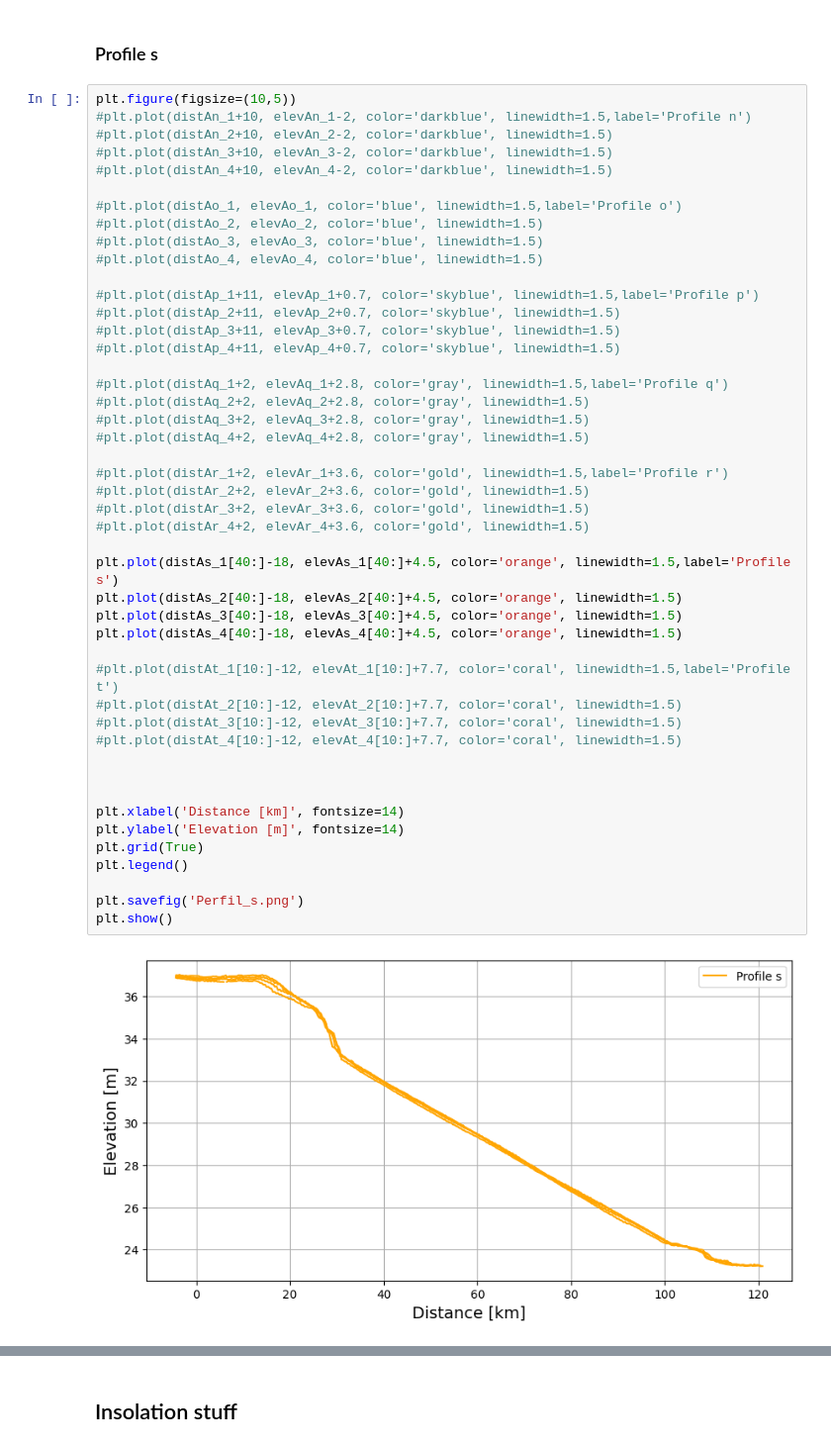
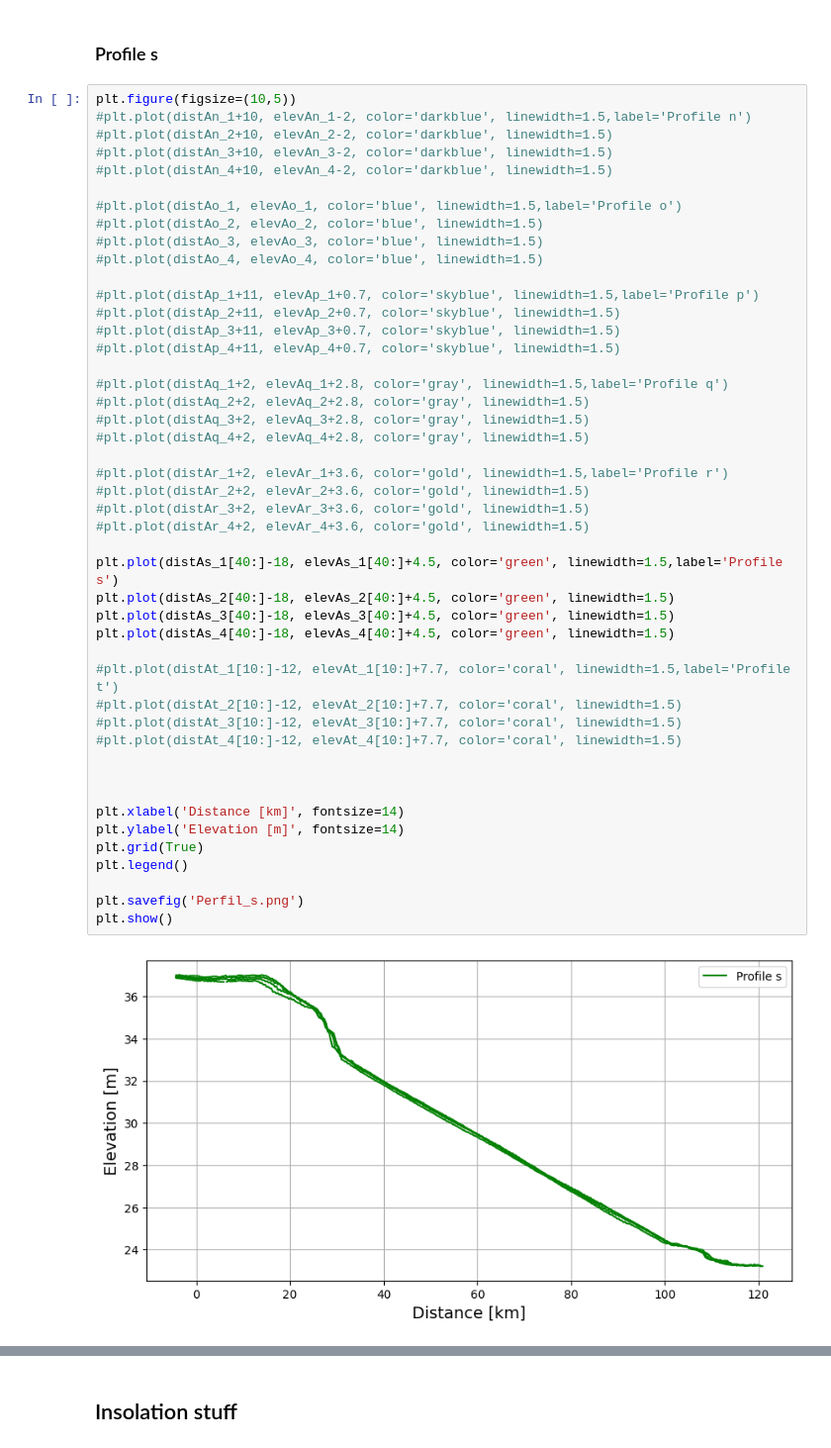
Before and after one commit to lsperezm/Martian_Icy_Scarps, a Jupyter notebook: Code/Antarctica.ipynb, the cells around one changed output, grey strips where cells are left out. Shown at 99% size. Drawn from its saved outputs; the diff is of its cells as text.

```diff
--- a/Code/Antarctica.ipynb
+++ b/Code/Antarctica.ipynb
@@ -590,35 +743,35 @@ plt.figure(figsize=(10,5))
 #plt.plot(distAp_2+11, elevAp_2+0.7, color='skyblue', linewidth=1.5)
 #plt.plot(distAp_3+11, elevAp_3+0.7, color='skyblue', linewidth=1.5)
 #plt.plot(distAp_4+11, elevAp_4+0.7, color='skyblue', linewidth=1.5)
 
 #plt.plot(distAq_1+2, elevAq_1+2.8, color='gray', linewidth=1.5,label='Profile q')
 #plt.plot(distAq_2+2, elevAq_2+2.8, color='gray', linewidth=1.5)
 #plt.plot(distAq_3+2, elevAq_3+2.8, color='gray', linewidth=1.5)
 #plt.plot(distAq_4+2, elevAq_4+2.8, color='gray', linewidth=1.5)
 
 #plt.plot(distAr_1+2, elevAr_1+3.6, color='gold', linewidth=1.5,label='Profile r')
 #plt.plot(distAr_2+2, elevAr_2+3.6, color='gold', linewidth=1.5)
 #plt.plot(distAr_3+2, elevAr_3+3.6, color='gold', linewidth=1.5)
 #plt.plot(distAr_4+2, elevAr_4+3.6, color='gold', linewidth=1.5)
 
-plt.plot(distAs_1[40:]-18, elevAs_1[40:]+4.5, color='orange', linewidth=1.5,label='Profile s')
-plt.plot(distAs_2[40:]-18, elevAs_2[40:]+4.5, color='orange', linewidth=1.5)
-plt.plot(distAs_3[40:]-18, elevAs_3[40:]+4.5, color='orange', linewidth=1.5)
-plt.plot(distAs_4[40:]-18, elevAs_4[40:]+4.5, color='orange', linewidth=1.5)
+plt.plot(distAs_1[40:]-18, elevAs_1[40:]+4.5, color='green', linewidth=1.5,label='Profile s')
+plt.plot(distAs_2[40:]-18, elevAs_2[40:]+4.5, color='green', linewidth=1.5)
+plt.plot(distAs_3[40:]-18, elevAs_3[40:]+4.5, color='green', linewidth=1.5)
+plt.plot(distAs_4[40:]-18, elevAs_4[40:]+4.5, color='green', linewidth=1.5)
 
 #plt.plot(distAt_1[10:]-12, elevAt_1[10:]+7.7, color='coral', linewidth=1.5,label='Profile t')
 #plt.plot(distAt_2[10:]-12, elevAt_2[10:]+7.7, color='coral', linewidth=1.5)
 #plt.plot(distAt_3[10:]-12, elevAt_3[10:]+7.7, color='coral', linewidth=1.5)
 #plt.plot(distAt_4[10:]-12, elevAt_4[10:]+7.7, color='coral', linewidth=1.5)
 
 
 
 plt.xlabel('Distance [km]', fontsize=14)
 plt.ylabel('Elevation [m]', fontsize=14)
 plt.grid(True)
 plt.legend()
 
 plt.savefig('Perfil_s.png')
 plt.show()
 # %% [output]
-[figure, old version]
+[figure, new version]
```
Also changed, not shown: parts of 17 cells of this notebook, 24 other files.
